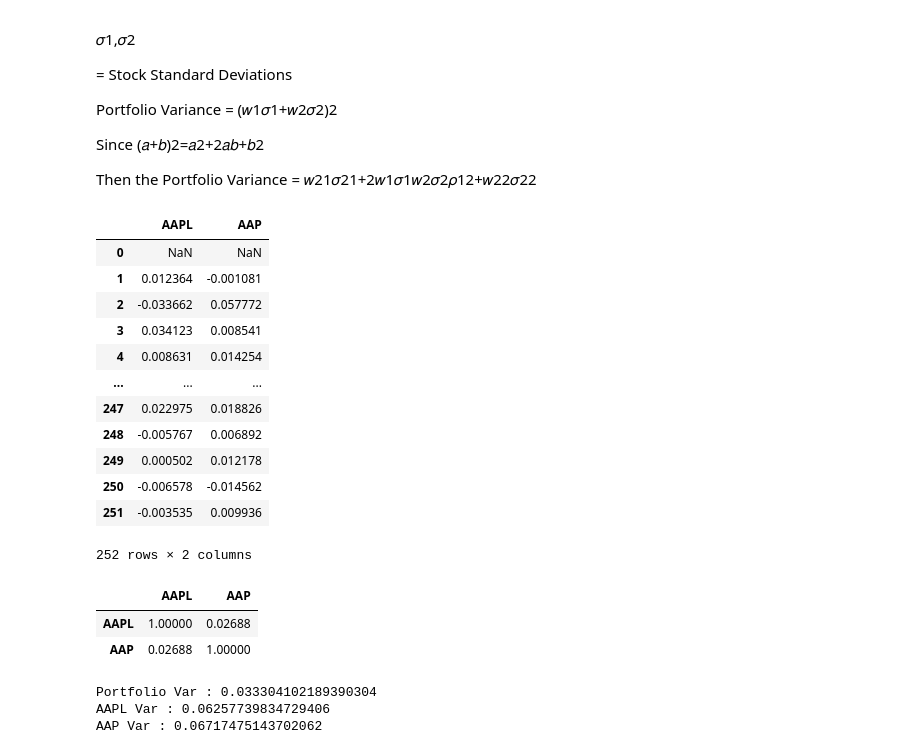
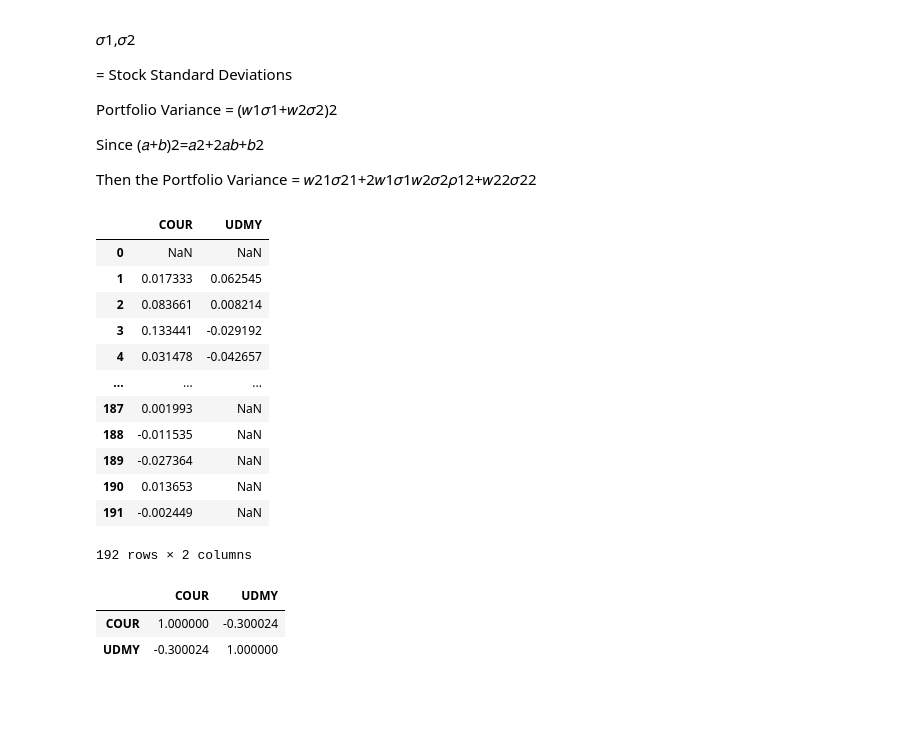
Before and after one commit to Mustaphayinka/Time_Series_Analysis, a Jupyter notebook: Analysis5.ipynb, the cells around one changed output. Drawn from its saved outputs; the diff is of its cells as text; code cells hidden in the pictures; blank space fills up the shorter version.

```diff
--- a/Analysis5.ipynb
+++ b/Analysis5.ipynb
@@ -461,56 +474,29 @@ Since (𝑎+𝑏)2=𝑎2+2𝑎𝑏+𝑏2
 Then the Portfolio Variance = 𝑤21𝜎21+2𝑤1𝜎1𝑤2𝜎2𝜌12+𝑤22𝜎22
 # %%
 # Let's create a portfolio made up of Facebook & Newmont Corporation
-port_list = ["AAPL", "AAP"]
+port_list = ["COUR", "UDMY"]
 port_df = merge_df_by_column_name_2('daily_return',  '2021-01-01', '2022-01-01', *port_list)
 port_df
 # %% [output]
-|  | AAPL | AAP |
+|  | COUR | UDMY |
 | 0 | NaN | NaN |
-| 1 | 0.012364 | -0.001081 |
-| 2 | -0.033662 | 0.057772 |
-| 3 | 0.034123 | 0.008541 |
-| 4 | 0.008631 | 0.014254 |
+| 1 | 0.017333 | 0.062545 |
+| 2 | 0.083661 | 0.008214 |
+| 3 | 0.133441 | -0.029192 |
+| 4 | 0.031478 | -0.042657 |
 | ... | ... | ... |
-| 247 | 0.022975 | 0.018826 |
-| 248 | -0.005767 | 0.006892 |
-| 249 | 0.000502 | 0.012178 |
-| 250 | -0.006578 | -0.014562 |
-| 251 | -0.003535 | 0.009936 |
+| 187 | 0.001993 | NaN |
+| 188 | -0.011535 | NaN |
+| 189 | -0.027364 | NaN |
+| 190 | 0.013653 | NaN |
+| 191 | -0.002449 | NaN |
-252 rows × 2 columns
+192 rows × 2 columns
 # %%
 # Generate a Correlation Matrix to see that they are not correlated
 port_df.corr()
 # %% [output]
-|  | AAPL | AAP |
-| AAPL | 1.00000 | 0.02688 |
-| AAP | 0.02688 | 1.00000 |
+|  | COUR | UDMY |
+| COUR | 1.000000 | -0.300024 |
+| UDMY | -0.300024 | 1.000000 |
 # %%
 # They are not correlated
-# %%
-
-# Get prices at the beginning of Jan 2020 to calculate weight of both stocks
-price_df = merge_df_by_column_name_2('Adj Close',  '2021-01-01', '2022-01-01', *["AAPL","AAP"])
-price_df.head()
-
-# I'll buy 1 share of AAPL at 128.26 & 5 of NEM for 41.74 for a total of 208.70
-# Total Value = $418.48
-aapl_wt = 128.26 / 418.48
-aap_wt = 208.70 / 418.48
-aapl_wt = .5012 # .5012
-aap_wt = .4988 # .4987 and we'll change it to .4988 so they equal 1
-wts = np.array([aapl_wt, aap_wt])
-
-
-# The portfolio variance is found from matrix multiplication
-# We transpose the weights, multiply by the covarience and then the weight to get
-# the covariance of the portfolio
-wts.T
-port_var = np.dot(wts.T, np.dot(port_df.cov() * 252, wts))
-print("Portfolio Var :", port_var)
-print("AAPL Var :", port_df["AAPL"].var() * 252)
-print("AAP Var :", port_df["AAP"].var() * 252)
-# %% [output]
-Portfolio Var : 0.033304102189390304
-AAPL Var : 0.06257739834729406
-AAP Var : 0.06717475143702062
```
Also changed, not shown: parts of 11 cells of this notebook.
